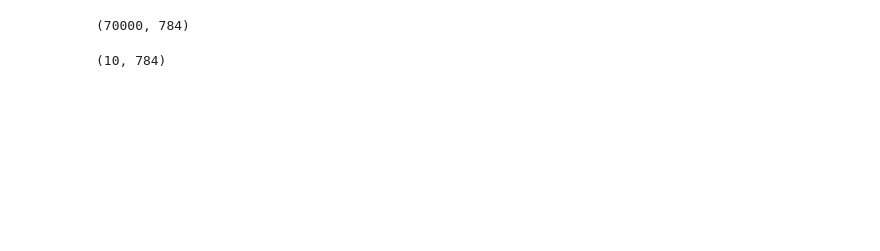
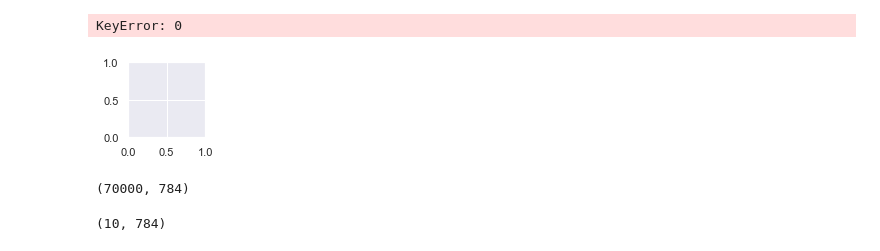
Before and after one commit to zareeiant/ItML_Asn_3_Students, a Jupyter notebook: Try.ipynb, the cells around one changed output. Saved outputs shown, nothing was run; the diff lists cells and outputs as text; code cells hidden in the pictures; blank space fills up the shorter version.

```diff
--- a/Try.ipynb
+++ b/Try.ipynb
@@ -30,6 +30,45 @@ def showDigits(digits, labels, indexes, size=28):
     plt.tight_layout()
     plt.axis("off")
     plt.show()
+# %%
+# Load the MNIST dataset
+mnist = fetch_openml('mnist_784', version=1)
+X = mnist["data"]
+
+# Normalize the data
+X_norm = X / 255.0
+
+# Train the k-means model with improved hyperparameters
+kmeans = KMeans(n_clusters=20, init='k-means++', max_iter=300, n_init=10, random_state=42)
+kmeans.fit(X_norm)
+
+# Get the cluster labels and centers
+clusters = kmeans.labels_
+centers = kmeans.cluster_centers_
+
+# Reshape the centers to 28x28 images
+centers = centers.reshape(20, 28, 28)
+
+# Define your preferred labels
+my_labels = ['3', '1', '5', '9', '2', '4', '6', '7', '8', '0', '3', '1', '5', '9', '2', '4', '6', '7', '8', '0']
+
+# Assign the preferred labels to the clusters
+for i in range(20):
+    cluster_data = X[clusters == i]
+    cluster_labels = [my_labels[i]] * len(cluster_data)
+    if len(cluster_labels) > 0:
+        plt.figure(figsize=(8, 8))
+        for j in range(min(25, len(cluster_data))):
+            plt.subplot(5, 5, j+1)
+            plt.imshow(cluster_data[j].reshape(28, 28), cmap='binary')
+            plt.axis('off')
+            plt.title(cluster_labels[j])
+        plt.show()
+
+    print(f"Cluster {i} contains {len(cluster_data)} digits with label {my_labels[i]}")
+# %% [output]
+KeyError: 0
+[figure, added]
 # %%
 #Load Data
 from sklearn.datasets import fetch_openml
```
Also changed, not shown: parts of 10 cells of this notebook.
